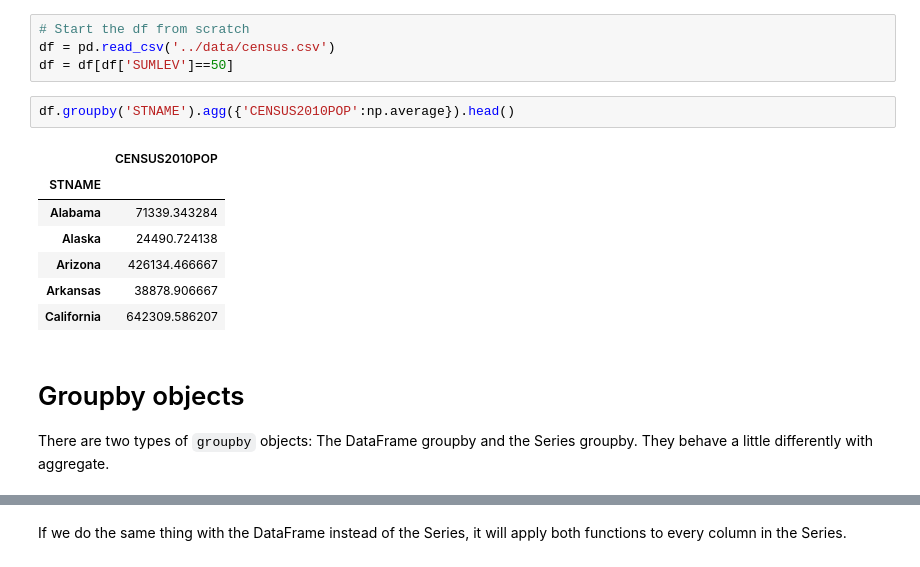
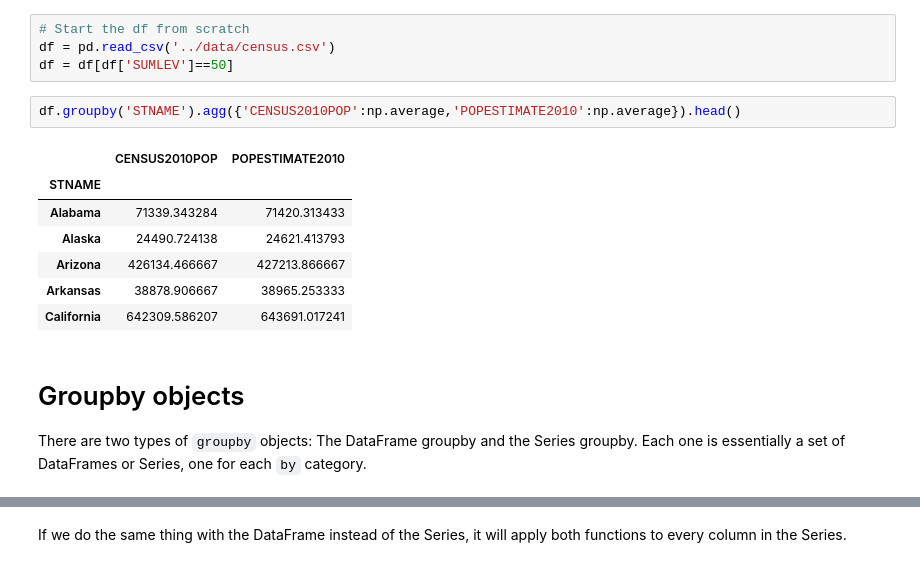
Before and after one commit to pfschus/coursera_1_intro_data_science, a Jupyter notebook: week_3/group_by.ipynb, the cells around one changed output, grey strips where cells are left out. Saved outputs shown, nothing was run; the diff lists cells and outputs as text.

```diff
--- a/week_3/group_by.ipynb
+++ b/week_3/group_by.ipynb
@@ -102,16 +202,16 @@ Build a summary dataframe of the average populations per state: Give `agg` a dic
 df = pd.read_csv('../data/census.csv')
 df = df[df['SUMLEV']==50]
 # %%
-df.groupby('STNAME').agg({'CENSUS2010POP':np.average}).head()
+df.groupby('STNAME').agg({'CENSUS2010POP':np.average,'POPESTIMATE2010':np.average}).head()
 # %% [output]
-|  | CENSUS2010POP |
-| STNAME |  |
-| Alabama | 71339.343284 |
-| Alaska | 24490.724138 |
-| Arizona | 426134.466667 |
-| Arkansas | 38878.906667 |
-| California | 642309.586207 |
+|  | CENSUS2010POP | POPESTIMATE2010 |
+| STNAME |  |  |
+| Alabama | 71339.343284 | 71420.313433 |
+| Alaska | 24490.724138 | 24621.413793 |
+| Arizona | 426134.466667 | 427213.866667 |
+| Arkansas | 38878.906667 | 38965.253333 |
+| California | 642309.586207 | 643691.017241 |
 # %% [markdown]
 # Groupby objects
 
-There are two types of `groupby` objects: The DataFrame groupby and the Series groupby. They behave a little differently with aggregate.
+There are two types of `groupby` objects: The DataFrame groupby and the Series groupby. Each one is essentially a set of DataFrames or Series, one for each `by` category.
```
Also changed, not shown: parts of 22 cells of this notebook.
